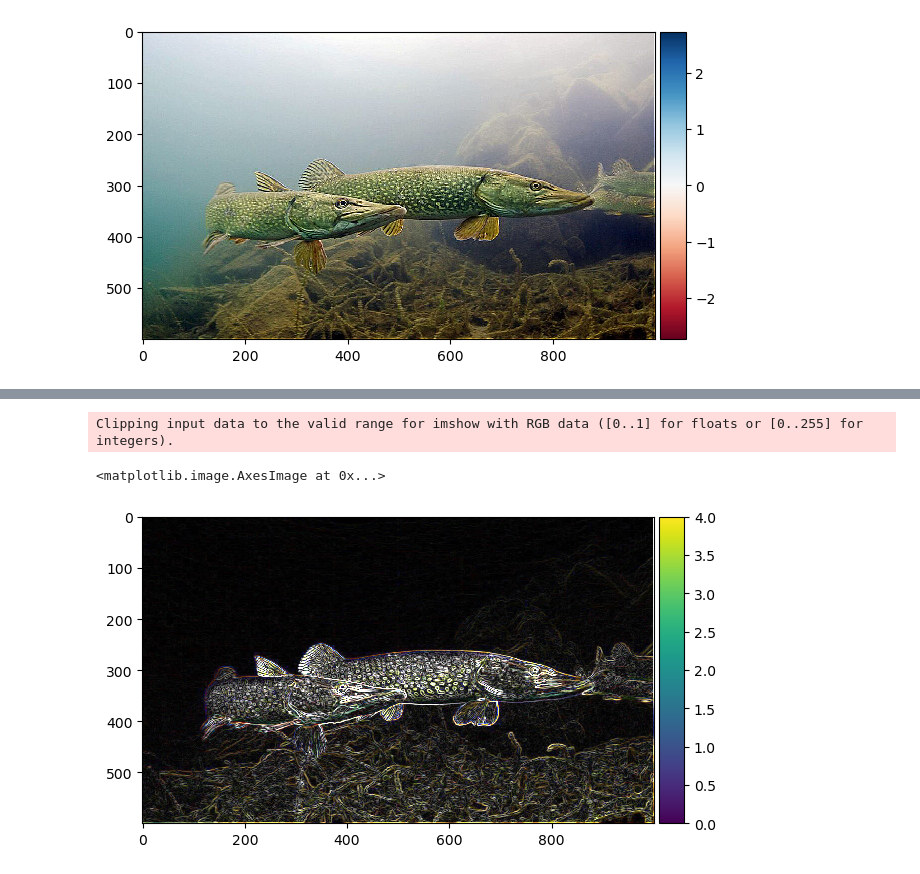
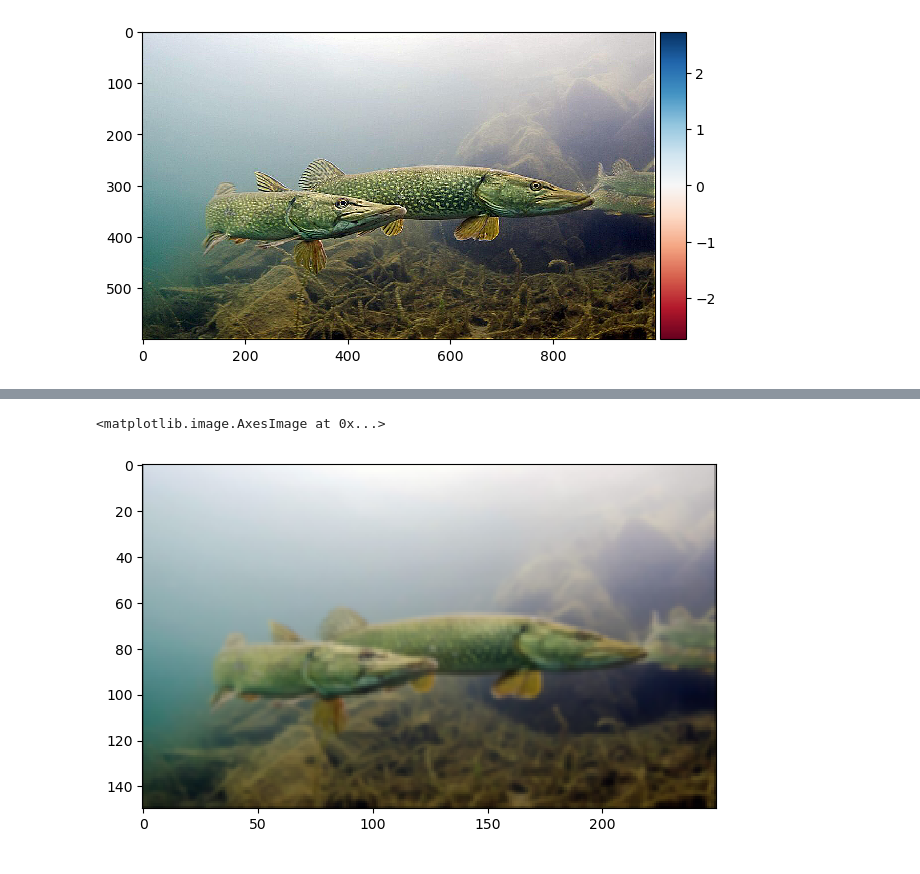
Before and after one commit to hjjakubowski/SIOC_LAB, a Jupyter notebook: Lab 3/blur_sharpen_edges.ipynb, the cells around one changed output, grey strips where cells are left out. Saved outputs shown, nothing was run; the diff lists cells and outputs as text; code cells hidden in the pictures.

```diff
--- a/Lab 3/blur_sharpen_edges.ipynb
+++ b/Lab 3/blur_sharpen_edges.ipynb
@@ -61,7 +46,8 @@ io.imshow(Gauss_blured_image)
-# %%
-img=detect_edges_RGB(image)
-io.imshow(img)
-# %% [output]
-Clipping input data to the valid range for imshow with RGB data ([0..1] for floats or [0..255] for integers).
-<matplotlib.image.AxesImage at 0x...>
-[figure, removed]
+# %%
+image=transform.resize(image,output_shape=(150,250,3))
+gauss_blur_filter=gauss_blur_kernel()
+Gauss_blured_image=apply_convolution(image, gauss_blur_filter)
+io.imshow(Gauss_blured_image)
+# %% [output]
+<matplotlib.image.AxesImage at 0x...>
+[figure, added]
```
Also changed, not shown: parts of 11 cells of this notebook, 7 other files.
